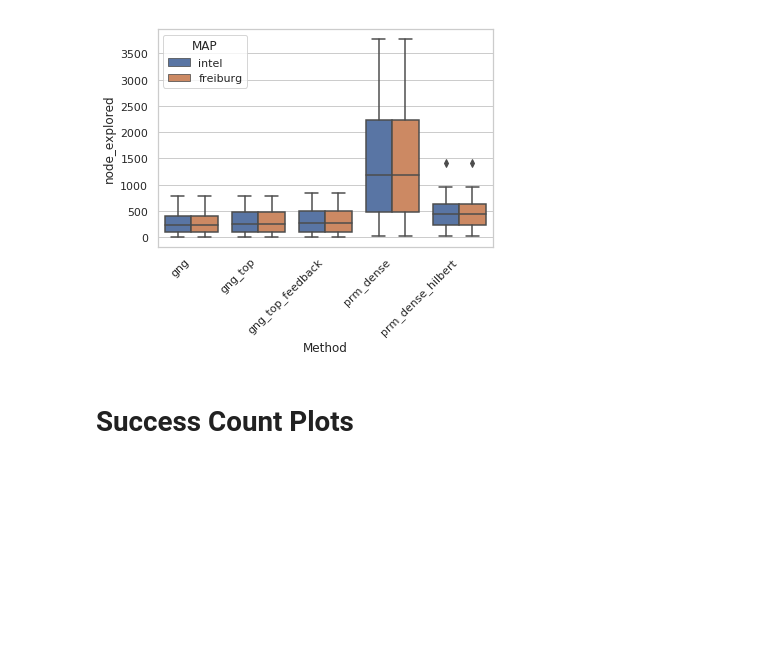
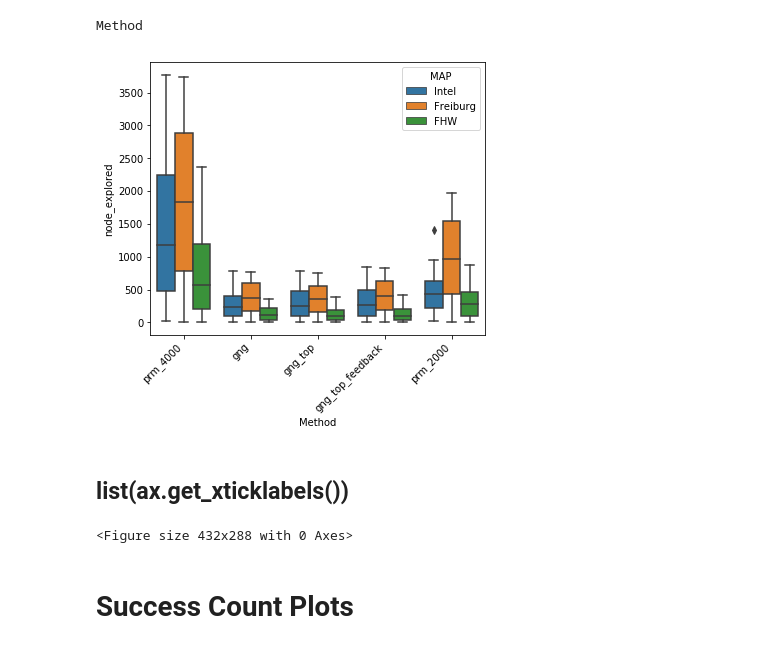
Before and after one commit to manishsaroya/GNG, a Jupyter notebook: prm/plot_notebooks/plot_figures.ipynb, the cells around one changed output. Cells and saved outputs as stored; diff of their text form; code cells hidden in the pictures; blank space fills up the shorter version.

Commit message:
update plot

```diff
--- a/prm/plot_notebooks/plot_figures.ipynb
+++ b/prm/plot_notebooks/plot_figures.ipynb
@@ -19,21 +19,21 @@ from copy import deepcopy as cpy
 #     new_file_name = file_name.replace("freiburg","intel")
 #     os.system("cp "+file_name+" "+new_file_name)
 # %%
-env_list = ["intel", "freiburg"] # add fhw later
-method_list = ["gng", "gng_top", "gng_top_feedback", "prm", "prm_dense", "prm_dense_hilbert"]
+env_list = ["Intel", "Freiburg", "FHW"] # add fhw later
+method_list = ["gng", "gng_top", "gng_top_feedback", "prm_1000", "prm_4000", "prm_2000"]
 
 # roadmap_types = ["gng_top", "gng"]
 
 method_env_to_pickle_file_map = {}
 
 def get_file_path(env:str,method:str)->str:
-    method_dir = {"gng": "gng_output/", "gng_top": "gng_top_output/", "gng_top_feedback": "gng_top_feedback_output/", "prm": "prm_output/",
-                     "prm_dense": "prm_dense_output/", "prm_dense_hilbert": "prm_dense_hilbert_output/"}
+    map_naming = {"Intel": "intel", "Freiburg": "freiburg", "FHW":"fhw"}
+    method_dir = {"gng": "gng_output/", "gng_top": "gng_top_output/", "gng_top_feedback": "gng_top_feedback_output/", "prm_1000": "prm_output/",
+                     "prm_4000": "prm_dense_output/", "prm_2000": "prm_dense_hilbert_output/"}
 
     method_naming = {"gng": "gng1208_200", "gng_top": "gngtop_1208_200", "gng_top_feedback": "gngtop_feedback_1208_200",
-                               "prm": "prm1208", "prm_dense": "prmdense_2500", "prm_dense_hilbert": "prmdense_hilbert4000"}
-
-    file_path = f"../{method_dir[method]}{env}_{method_naming[method]}.pickle"
+                               "prm_1000": "prm1208", "prm_4000": "prmdense_2500", "prm_2000": "prmdense_hilbert4000"}
+    file_path = f"../{method_dir[method]}{map_naming[env]}_{method_naming[method]}.pickle"
     print(file_path)
     return file_path
 
@@ -61,6 +63,7 @@ pd_df = pd.DataFrame.from_dict({"Row_id":[],"all_method_success":[],"MAP":[],"Me
 # %%
+pd_df = pd.DataFrame.from_dict({"Row_id":[],"all_method_success":[],"MAP":[],"Method":[],"success":[], "node_explored":[], "path_cost":[]})
 def check_if_need_plotting(i,env):
-    method_list = ["gng", "gng_top", "gng_top_feedback", "prm_dense", "prm_dense_hilbert"]
+    method_list = ["gng", "gng_top", "gng_top_feedback", "prm_4000", "prm_2000"]
     bool_list= [method_env_to_pickle_file_map[env][m][0][i] for m in method_list]
     return sum(bool_list)==len(bool_list)
 
@@ -82,3 +85,3 @@ pd_df.head()
 # %%
-filtered_method_list = ["gng", "gng_top", "gng_top_feedback", "prm_dense", "prm_dense_hilbert"]
+filtered_method_list = ["gng", "gng_top", "gng_top_feedback", "prm_4000", "prm_2000"]
 # %%
@@ -91,20 +100,30 @@ plt.savefig("node_explored_bar_plot.eps")
 # %%
 plot_df =cpy( pd_df[(pd_df["all_method_success"]==1) &
                               (pd_df["Method"].isin(filtered_method_list))])
 plot_df["node_explored"] = pd.to_numeric(plot_df["node_explored"])
-
+plt.figure(figsize=(6,6))
 ax = sns.boxplot(data =plot_df,
-                y = "node_explored",hue = "MAP" ,  x= "Method")
+                y = "node_explored", hue = "MAP", order=["prm_4000","gng", "gng_top", "gng_top_feedback", "prm_2000"],  x= "Method")
+plt.subplots_adjust(bottom=0.25)
 ax.set_xticklabels(
     ax.get_xticklabels(),
     rotation=45,
     horizontalalignment='right',
 #     fontweight='light',
 #     fontsize='x-large'
 )
 plt.savefig("node_explored_box_plot.eps")
+print("Method")
 # %% [output]
+Method
-[figure, old version]
+[figure, new version]
+# %% [markdown]
+## list(ax.get_xticklabels())
+# %%
+plt.gcf().clear()
+plt.clf()
+# %% [output]
+<Figure size 432x288 with 0 Axes>
 # %% [markdown]
 # Success Count Plots
 # %%
```
Also changed, not shown: parts of 22 cells of this notebook.
